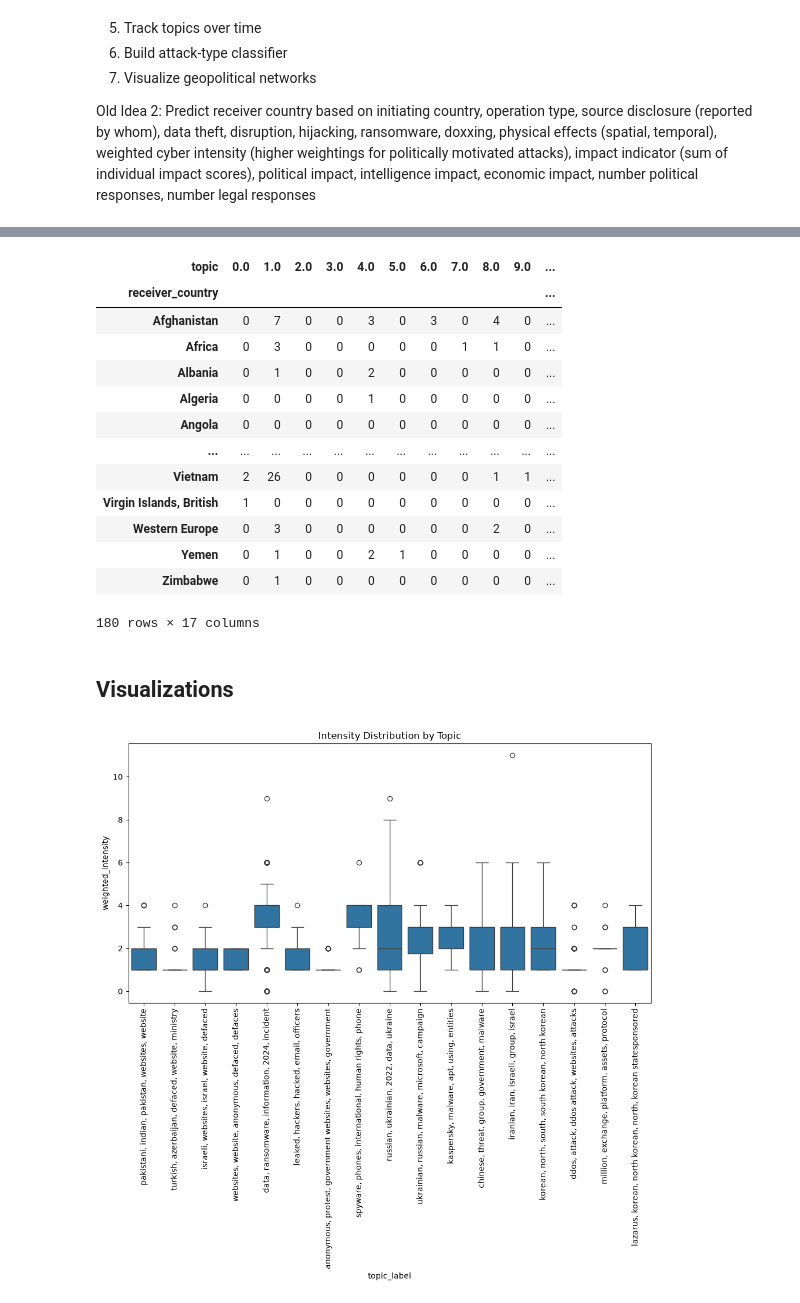
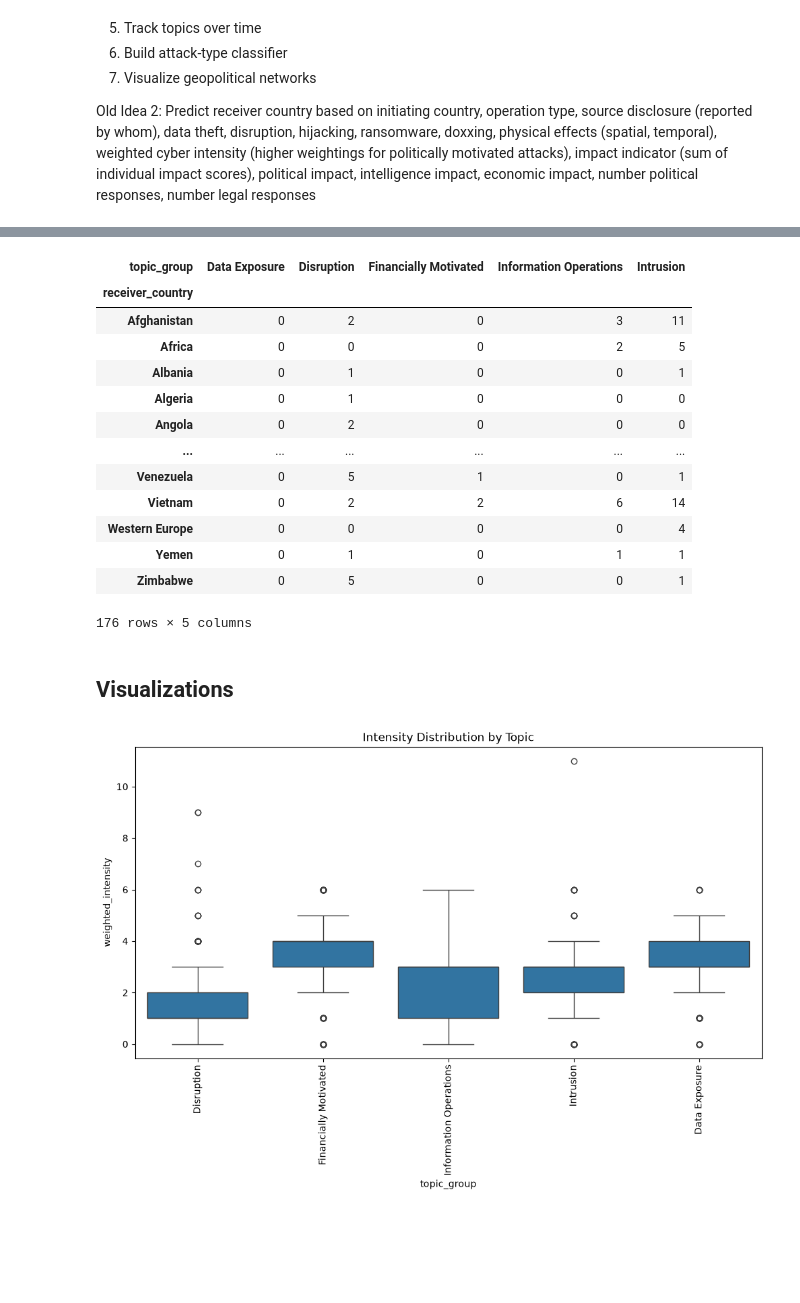
Before and after one commit to heairi/Cyber-Attack-Severity-Prediction-with-NLP, a Jupyter notebook: eurepoc_cyber_security_incidents_world_dataset.ipynb, the cells around one changed output, grey strips where cells are left out. Saved outputs shown, nothing was run; the diff lists cells and outputs as text; code cells hidden in the pictures; blank space fills up the shorter version.

```diff
--- a/eurepoc_cyber_security_incidents_world_dataset.ipynb
+++ b/eurepoc_cyber_security_incidents_world_dataset.ipynb
@@ -224,6 +196,6 @@ model = SentenceTransformer(
 )
 
 embeddings = model.encode(
-    incident_text_data["description"].tolist(),
+    incident_text_data["description_no_geo"].tolist(),
     show_progress_bar=True
 )
@@ -246,2 +202,28 @@ print(embeddings)
+# %%
+# Generic stopwords
+cyber_stopwords = [
+    "attack",
+    "attacks",
+    "attacker",
+    "hack",
+    "hacks",
+    "hacked",
+    "hacker",
+    "hackers",
+    "hacking",
+    "campaign",
+    "group",
+    "security",
+    "incident",
+    "reported",
+    "report",
+    "unknown"
+]
+
+vectorizer_model = CountVectorizer(
+    stop_words=cyber_stopwords,
+    min_df=5,
+    ngram_range=(1, 3)
+)
 # %%
 # Get rid of stopwords, BERT wasn't using them effectively
@@ -321,6 +306,11 @@ topic_labels["topic_label"] = (
 )
 
 # Merge topics onto dyadic data
+dyadic_data = dyadic_data_full.drop(
+    columns=drop_vars,
+    errors="ignore"
+).copy()
+
 dyadic_data = dyadic_data.merge(
     topic_lookup,
     on="incident_id",
@@ -334,6 +324,10 @@ dyadic_data = dyadic_data.merge(
     how="left"
 )
 
+dyadic_data = dyadic_data.dropna(
+    subset=["topic"]
+).copy()
+
 print(dyadic_data["topic"].isna().sum())
 print(dyadic_data["topic"].value_counts().head())
 # %% [output]
@@ -432,23 +500,23 @@ Name: number_political_responses, dtype: float64
 # Most common receiver countries by topic
 pd.crosstab(
     dyadic_data["receiver_country"],
-    dyadic_data["topic"]
+    dyadic_data["topic_group"]
 )
 # %% [output]
-| topic | 0.0 | 1.0 | 2.0 | 3.0 | 4.0 | 5.0 | 6.0 | 7.0 | 8.0 | 9.0 | ... |
-| receiver_country |  |  |  |  |  |  |  |  |  |  | ... |
-| Afghanistan | 0 | 7 | 0 | 0 | 3 | 0 | 3 | 0 | 4 | 0 | ... |
-| Africa | 0 | 3 | 0 | 0 | 0 | 0 | 0 | 1 | 1 | 0 | ... |
-| Albania | 0 | 1 | 0 | 0 | 2 | 0 | 0 | 0 | 0 | 0 | ... |
-| Algeria | 0 | 0 | 0 | 0 | 1 | 0 | 0 | 0 | 0 | 0 | ... |
-| Angola | 0 | 0 | 0 | 0 | 0 | 0 | 0 | 0 | 0 | 0 | ... |
-| ... | ... | ... | ... | ... | ... | ... | ... | ... | ... | ... | ... |
-| Vietnam | 2 | 26 | 0 | 0 | 0 | 0 | 0 | 0 | 1 | 1 | ... |
-| Virgin Islands, British | 1 | 0 | 0 | 0 | 0 | 0 | 0 | 0 | 0 | 0 | ... |
-| Western Europe | 0 | 3 | 0 | 0 | 0 | 0 | 0 | 0 | 2 | 0 | ... |
-| Yemen | 0 | 1 | 0 | 0 | 2 | 1 | 0 | 0 | 0 | 0 | ... |
-| Zimbabwe | 0 | 1 | 0 | 0 | 0 | 0 | 0 | 0 | 0 | 0 | ... |
+| topic_group | Data Exposure | Disruption | Financially Motivated | Information Operations | Intrusion |
+| receiver_country |  |  |  |  |  |
+| Afghanistan | 0 | 2 | 0 | 3 | 11 |
+| Africa | 0 | 0 | 0 | 2 | 5 |
+| Albania | 0 | 1 | 0 | 0 | 1 |
+| Algeria | 0 | 1 | 0 | 0 | 0 |
+| Angola | 0 | 2 | 0 | 0 | 0 |
+| ... | ... | ... | ... | ... | ... |
+| Venezuela | 0 | 5 | 1 | 0 | 1 |
+| Vietnam | 0 | 2 | 2 | 6 | 14 |
+| Western Europe | 0 | 0 | 0 | 0 | 4 |
+| Yemen | 0 | 1 | 0 | 1 | 1 |
+| Zimbabwe | 0 | 5 | 0 | 0 | 1 |
-180 rows × 17 columns
+176 rows × 5 columns
 # %% [markdown]
 ## Visualizations
 # %%
@@ -474,18 +542,18 @@ fig.write_html("topic_treemap.html")
 # %%
 # What cyber conflicts are most intense?
 plt.figure(figsize=(12,6))
 
 sns.boxplot(
     data=dyadic_data,
-    x="topic_label",
+    x="topic_group",
     y="weighted_intensity"
 )
 
 plt.xticks(rotation=90)
 plt.title("Intensity Distribution by Topic")
 plt.show()
 # %% [output]
-[figure, old version]
+[figure, new version]
 # %%
 # What cyber conflicts trigger political reactions?
 responses = (
```
Also changed, not shown: parts of 24 cells of this notebook, 3 other files.
